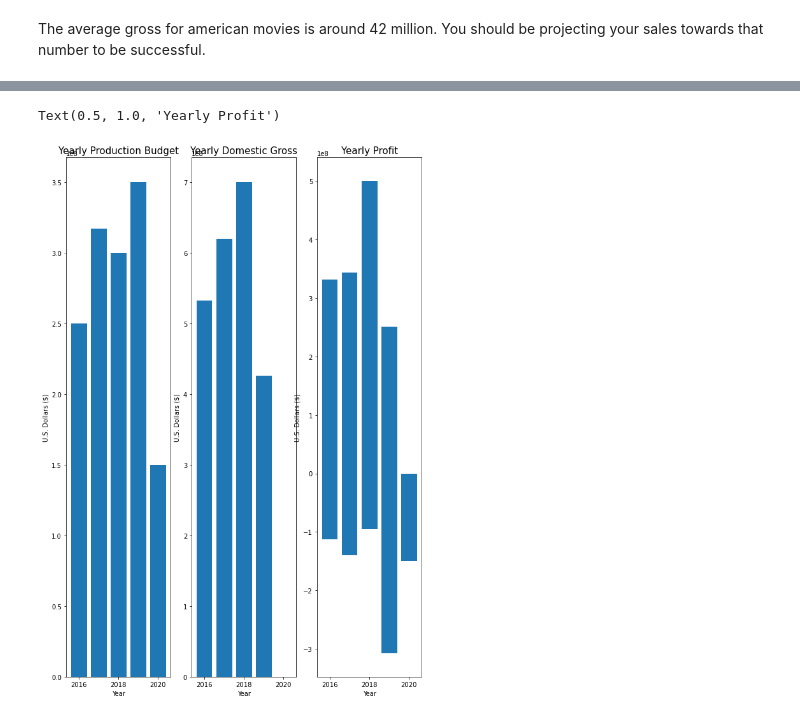
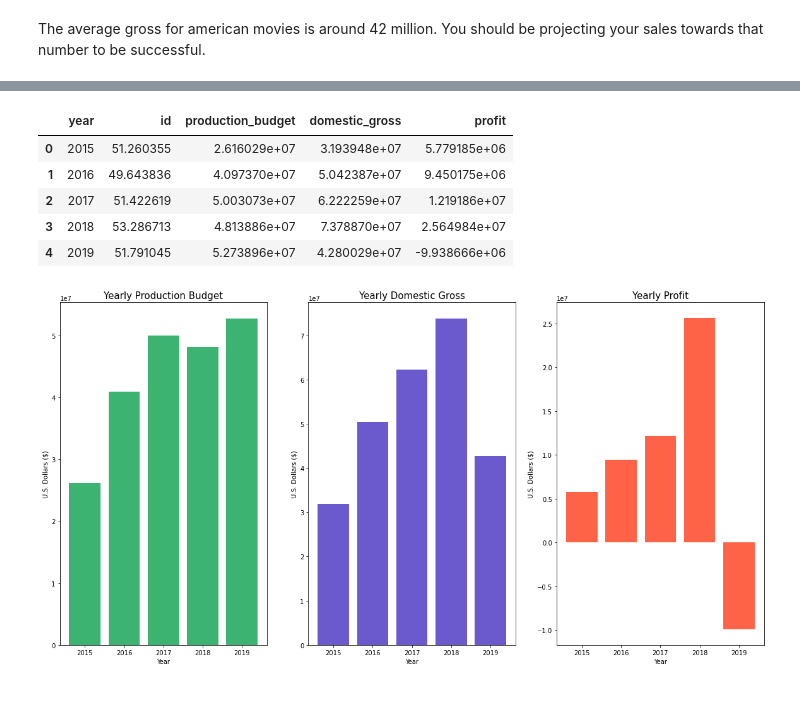
Before and after one commit to richesinrr0/microsoft_movie_analysis, a Jupyter notebook: Movie_analysis_tables.ipynb, the cells around one changed output, grey strips where cells are left out. Saved outputs shown, nothing was run; the diff lists cells and outputs as text; code cells hidden in the pictures.

Commit message:
Yearly Comparison of Budget Gross Profit

```diff
--- a/Movie_analysis_tables.ipynb
+++ b/Movie_analysis_tables.ipynb
@@ -67,7 +67,7 @@ dtype: object
 # %%
 budget.year = budget.year.astype(int)
 # %%
-budget = budget[budget.year>=2016]
+budget = budget[budget.year>=2015]
 # %%
 budget["Season"].value_counts()
 # %% [output]
@@ -199,16 +206,16 @@ import matplotlib.pyplot as plt
 import numpy as np
 
 import seaborn as sns
-sns.set_theme(style="whitegrid")
+#sns.set_theme(style="whitegrid")
 
-penguins = sns.load_dataset("penguins")
+#penguins = sns.load_dataset("penguins")
 
 # Draw a nested barplot by species and sex
-g = sns.catplot(
-    data=penguins, kind="bar",
-    x="year", y="", hue="",
-    ci="sd", palette="dark", alpha=.6, height=6
-)
-g.despine(left=True)
-g.set_axis_labels("", "U.S. Dollars ($)")
-g.legend.set_title("")
+#g = sns.catplot(
+ #   data=penguins, kind="bar",
+ #   x="year", y="", hue="",
+  #  ci="sd", palette="dark", alpha=.6, height=6
+#)#
+#.despine(left=True)
+#g.set_axis_labels("", "U.S. Dollars ($)")
+#g.legend.set_title("")
@@ -225,21 +222,32 @@ budget.groupby('year').mean()
+# %%
+budget_groups = budget.groupby('year').mean().reset_index()
+budget_groups2 = budget_groups[budget_groups.year<2020]
+
+budget_groups2
+# %% [output]
+|  | year | id | production_budget | domestic_gross | profit |
+| 0 | 2015 | 51.260355 | 2.616029e+07 | 3.193948e+07 | 5.779185e+06 |
+| 1 | 2016 | 49.643836 | 4.097370e+07 | 5.042387e+07 | 9.450175e+06 |
+| 2 | 2017 | 51.422619 | 5.003073e+07 | 6.222259e+07 | 1.219186e+07 |
+| 3 | 2018 | 53.286713 | 4.813886e+07 | 7.378870e+07 | 2.564984e+07 |
+| 4 | 2019 | 51.791045 | 5.273896e+07 | 4.280029e+07 | -9.938666e+06 |
 # %%
-fig, ax = plt.subplots(figsize=(20,15), ncols=3)
+fig, ax = plt.subplots(figsize=(20,10), ncols=3)
 
-ax[0].bar(budget.year, budget.production_budget)
+ax[0].bar(budget_groups2.year, budget_groups2.production_budget, color='mediumseagreen')
 ax[0].set_xlabel('Year')
 ax[0].set_ylabel('U.S. Dollars ($)')
 ax[0].set_title('Yearly Production Budget', fontsize=15)
 
-ax[1].bar(budget.year, budget.domestic_gross)
+ax[1].bar(budget_groups2.year, budget_groups2.domestic_gross, color='slateblue')
 ax[1].set_xlabel('Year')
 ax[1].set_ylabel('U.S. Dollars ($)')
 ax[1].set_title('Yearly Domestic Gross', fontsize=15)
 
 
-ax[2].bar(budget.year, budget.profit)
+ax[2].bar(budget_groups2.year, budget_groups2.profit, color='tomato')
 ax[2].set_xlabel('Year')
 ax[2].set_ylabel('U.S. Dollars ($)')
-ax[2].set_title('Yearly Profit', fontsize=15)
+ax[2].set_title('Yearly Profit', fontsize=15);
 # %% [output]
-Text(0.5, 1.0, 'Yearly Profit')
-[figure, old version]
+[figure, new version]
```
Also changed, not shown: parts of 11 cells of this notebook.
